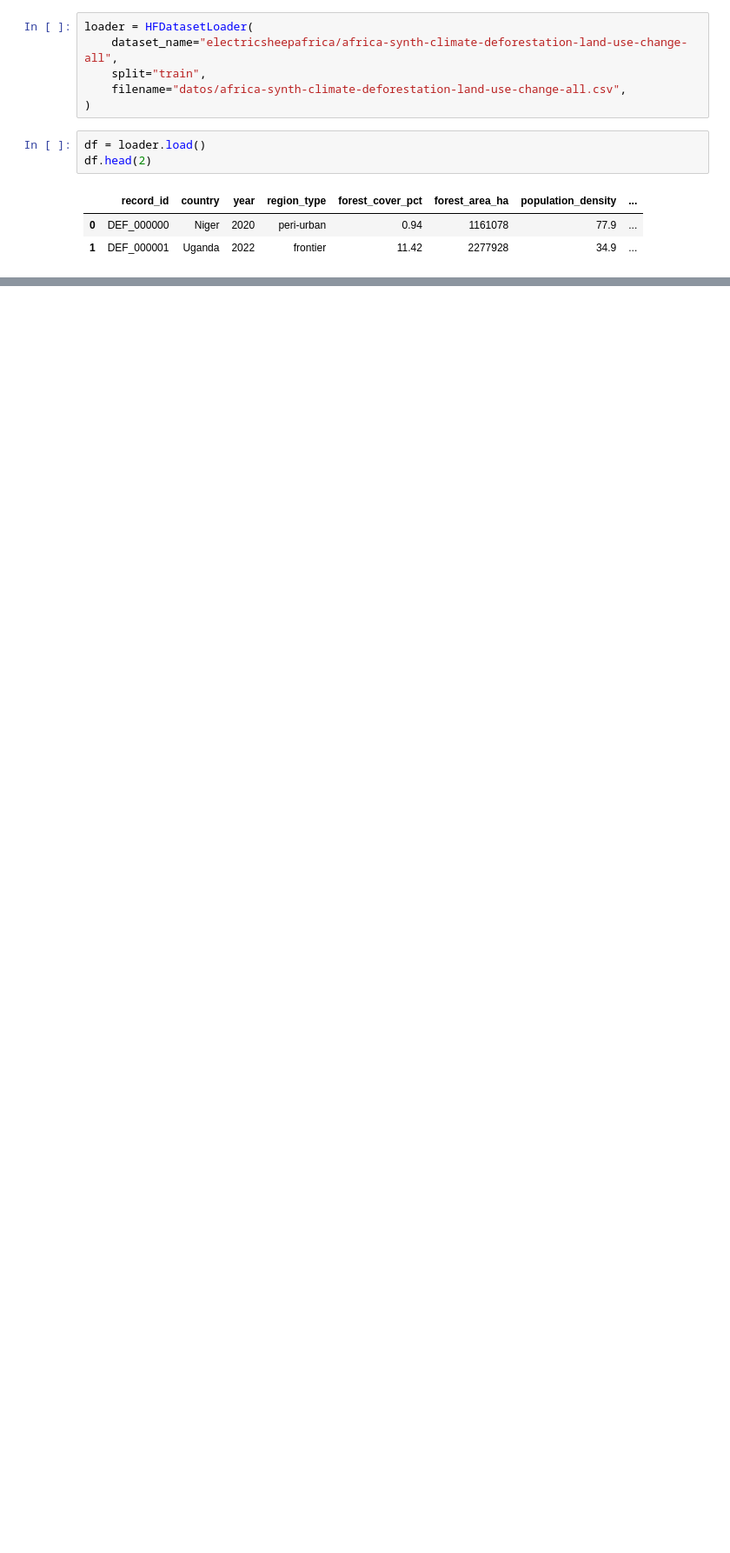
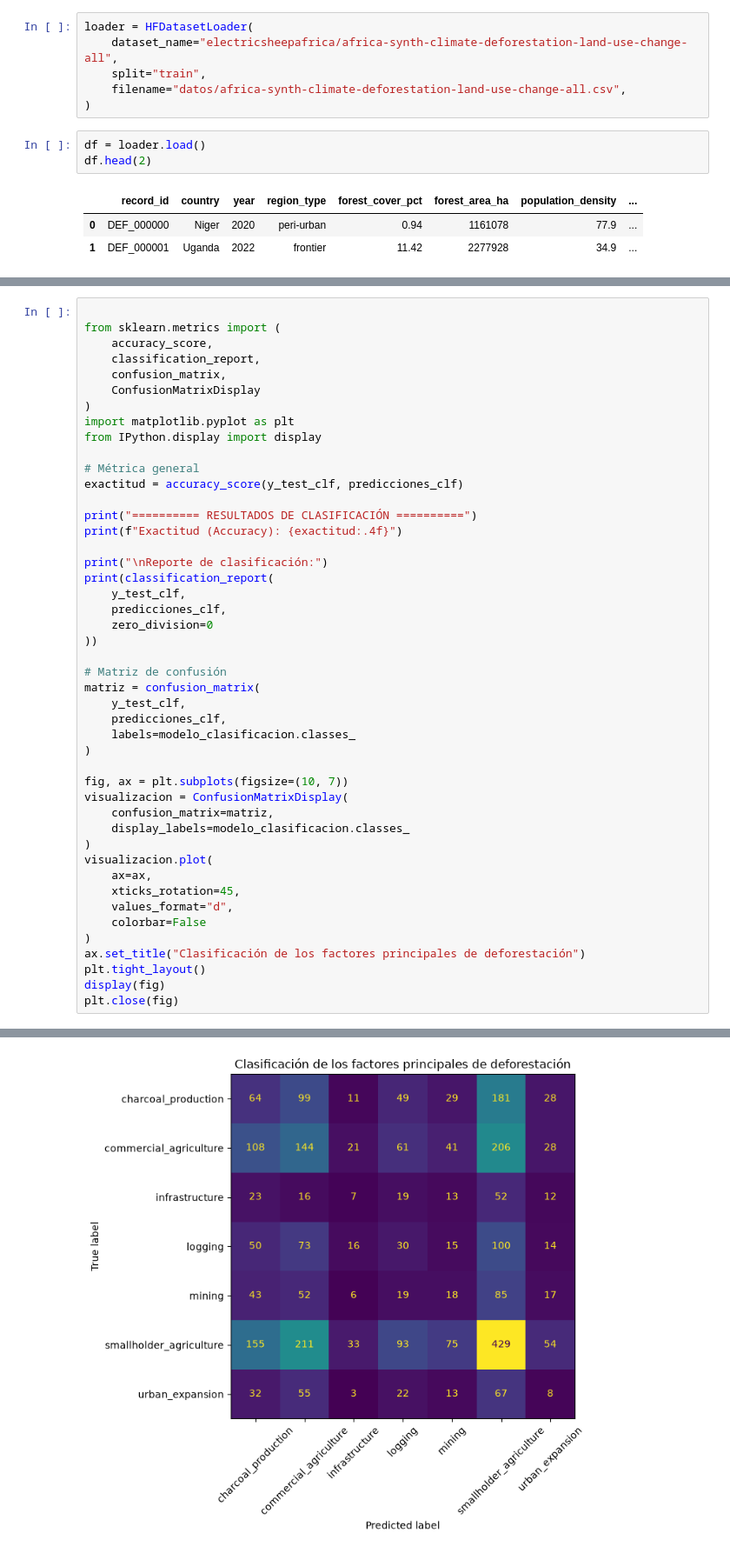
Before and after one commit to Vicma98/MachineLearning, a Jupyter notebook: src/sincronicas/AE2.ipynb, the cells around one changed output, grey strips where cells are left out. Shown at 87% size. Drawn from its saved outputs; the diff is of its cells as text; blank space fills up the shorter version.

Commit message:
chore: model comparison

```diff
--- a/src/sincronicas/AE2.ipynb
+++ b/src/sincronicas/AE2.ipynb
@@ -24,0 +460,47 @@ df.head(2)
+# %%
+
+from sklearn.metrics import (
+    accuracy_score,
+    classification_report,
+    confusion_matrix,
+    ConfusionMatrixDisplay
+)
+import matplotlib.pyplot as plt
+from IPython.display import display
+
+# Métrica general
+exactitud = accuracy_score(y_test_clf, predicciones_clf)
+
+print("========== RESULTADOS DE CLASIFICACIÓN ==========")
+print(f"Exactitud (Accuracy): {exactitud:.4f}")
+
+print("\nReporte de clasificación:")
+print(classification_report(
+    y_test_clf,
+    predicciones_clf,
+    zero_division=0
+))
+
+# Matriz de confusión
+matriz = confusion_matrix(
+    y_test_clf,
+    predicciones_clf,
+    labels=modelo_clasificacion.classes_
+)
+
+fig, ax = plt.subplots(figsize=(10, 7))
+visualizacion = ConfusionMatrixDisplay(
+    confusion_matrix=matriz,
+    display_labels=modelo_clasificacion.classes_
+)
+visualizacion.plot(
+    ax=ax,
+    xticks_rotation=45,
+    values_format="d",
+    colorbar=False
+)
+ax.set_title("Clasificación de los factores principales de deforestación")
+plt.tight_layout()
+display(fig)
+plt.close(fig)
+# %% [output]
@@ -24,0 +524 @@ df.head(2)
+[figure, added]
```
Also changed, not shown: parts of 17 cells of this notebook.
